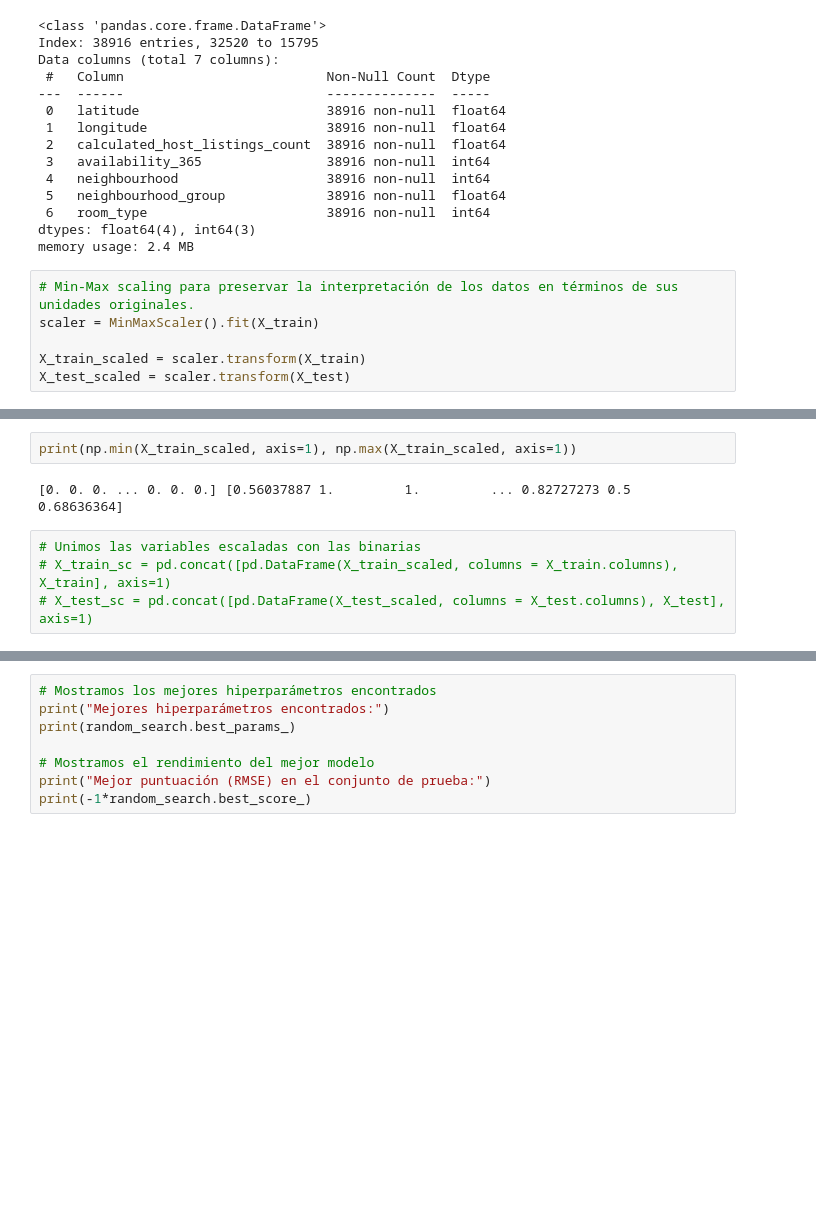
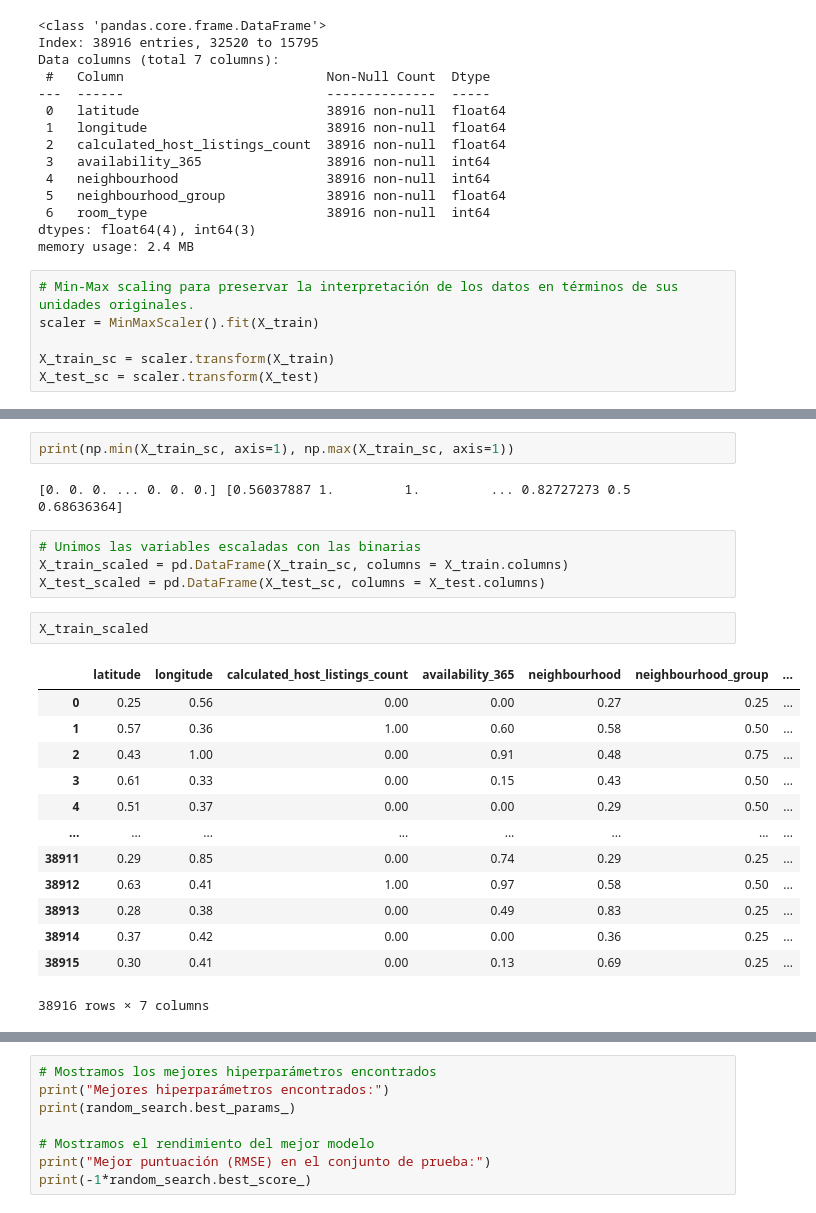
Before and after one commit to patriciamv97/machine-learning-python-template, a Jupyter notebook: src/explore.ipynb, the cells around one changed output, grey strips where cells are left out. Drawn from its saved outputs; the diff is of its cells as text; blank space fills up the shorter version.

```diff
--- a/src/explore.ipynb
+++ b/src/explore.ipynb
@@ -794,6 +803,6 @@ memory usage: 2.4 MB
 # Min-Max scaling para preservar la interpretación de los datos en términos de sus unidades originales.
 scaler = MinMaxScaler().fit(X_train)
 
-X_train_scaled = scaler.transform(X_train)
-X_test_scaled = scaler.transform(X_test)
+X_train_sc = scaler.transform(X_train)
+X_test_sc = scaler.transform(X_test)
 # %%
@@ -805,13 +814,29 @@ X_test_scaled.shape
 # %% [output]
 (9729, 7)
 # %%
-print(np.min(X_train_scaled, axis=1), np.max(X_train_scaled, axis=1))
+print(np.min(X_train_sc, axis=1), np.max(X_train_sc, axis=1))
 # %% [output]
 [0. 0. 0. ... 0. 0. 0.] [0.56037887 1.         1.         ... 0.82727273 0.5        0.68636364]
 # %%
 # Unimos las variables escaladas con las binarias
-# X_train_sc = pd.concat([pd.DataFrame(X_train_scaled, columns = X_train.columns), X_train], axis=1)
-# X_test_sc = pd.concat([pd.DataFrame(X_test_scaled, columns = X_test.columns), X_test], axis=1)
+X_train_scaled = pd.DataFrame(X_train_sc, columns = X_train.columns)
+X_test_scaled = pd.DataFrame(X_test_sc, columns = X_test.columns)
+# %%
+X_train_scaled
+# %% [output]
+|  | latitude | longitude | calculated_host_listings_count | availability_365 | neighbourhood | neighbourhood_group | ... |
+| 0 | 0.25 | 0.56 | 0.00 | 0.00 | 0.27 | 0.25 | ... |
+| 1 | 0.57 | 0.36 | 1.00 | 0.60 | 0.58 | 0.50 | ... |
+| 2 | 0.43 | 1.00 | 0.00 | 0.91 | 0.48 | 0.75 | ... |
+| 3 | 0.61 | 0.33 | 0.00 | 0.15 | 0.43 | 0.50 | ... |
+| 4 | 0.51 | 0.37 | 0.00 | 0.00 | 0.29 | 0.50 | ... |
+| ... | ... | ... | ... | ... | ... | ... | ... |
+| 38911 | 0.29 | 0.85 | 0.00 | 0.74 | 0.29 | 0.25 | ... |
+| 38912 | 0.63 | 0.41 | 1.00 | 0.97 | 0.58 | 0.50 | ... |
+| 38913 | 0.28 | 0.38 | 0.00 | 0.49 | 0.83 | 0.25 | ... |
+| 38914 | 0.37 | 0.42 | 0.00 | 0.00 | 0.36 | 0.25 | ... |
+| 38915 | 0.30 | 0.41 | 0.00 | 0.13 | 0.69 | 0.25 | ... |
+38916 rows × 7 columns
 # %%
 reg = LazyRegressor()
 models, predictions = reg.fit(X_train_scaled, X_test_scaled, y_train, y_test)
```
Also changed, not shown: parts of 30 cells of this notebook, 1 other file.
